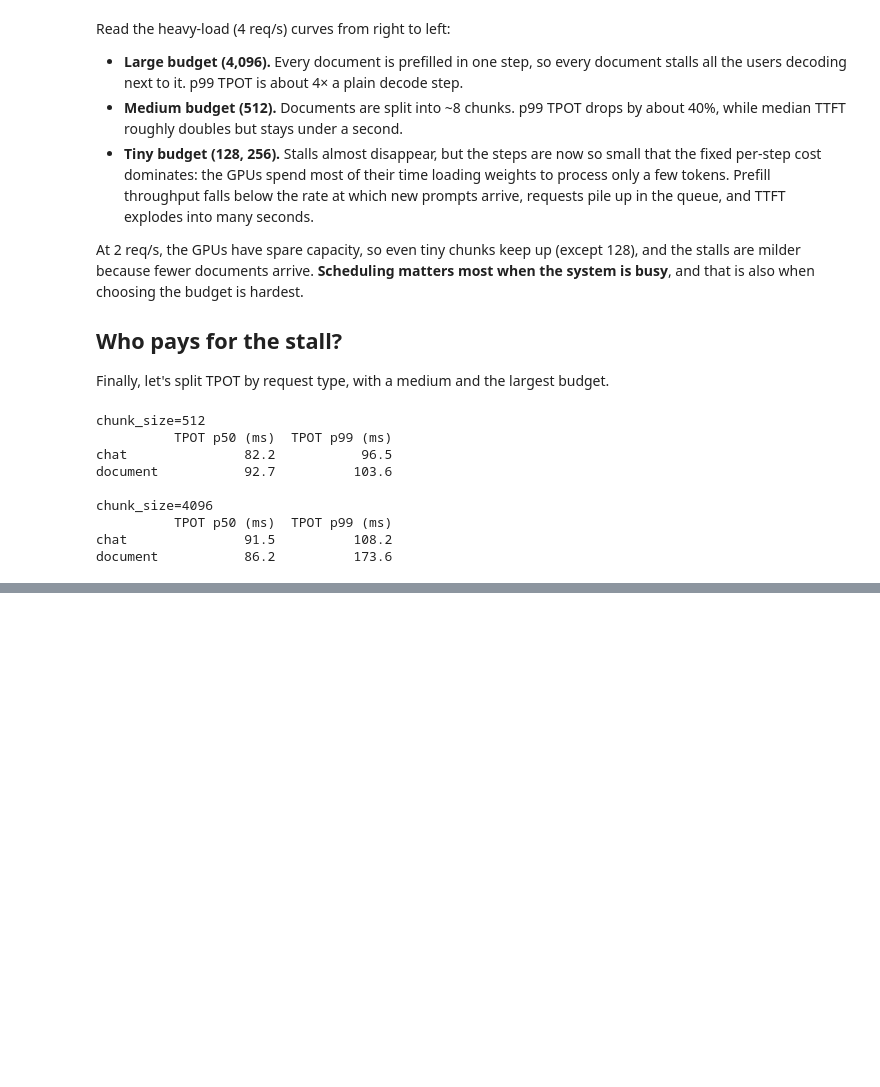
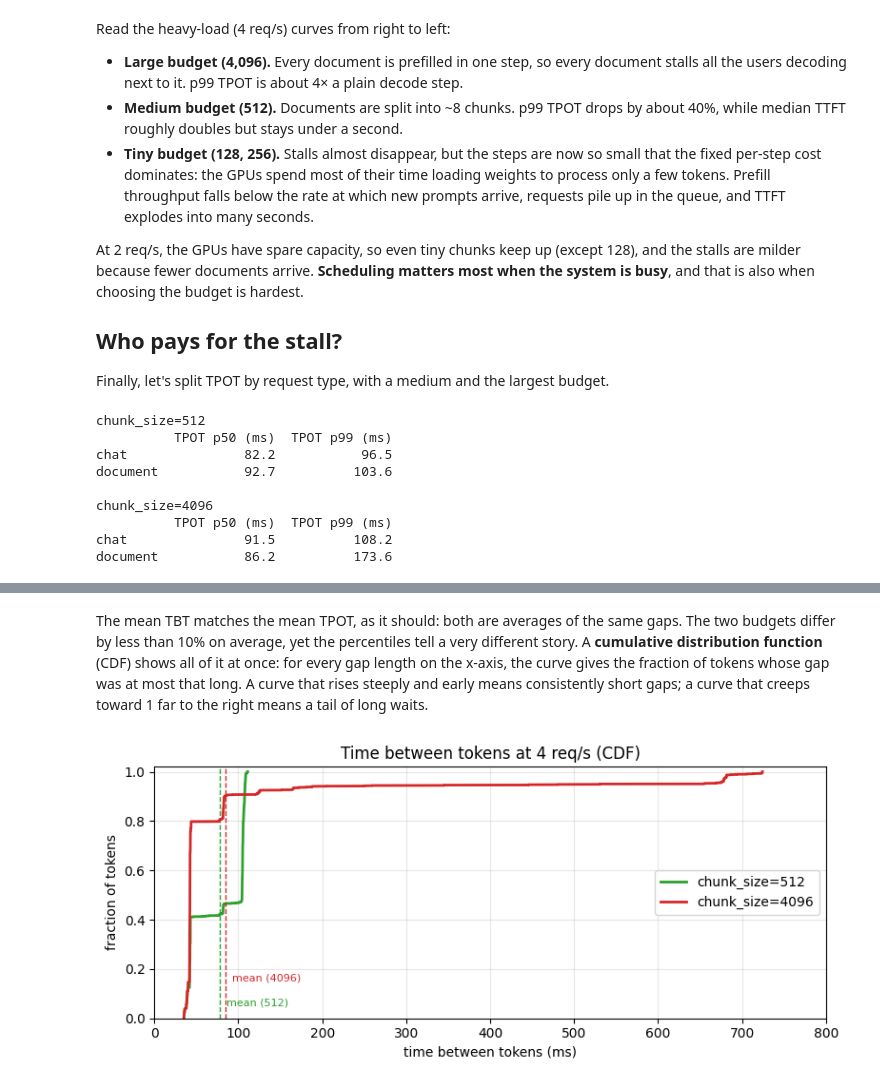
Before and after one commit to kwmaeng91/studying-llm-systems-without-gpus, a Jupyter notebook: docs/lectures/03-chunked-prefill.ipynb, the cells around one changed output, grey strips where cells are left out. Drawn from its saved outputs; the diff is of its cells as text; code cells hidden in the pictures; blank space fills up the shorter version.

```diff
--- a/docs/lectures/03-chunked-prefill.ipynb
+++ b/docs/lectures/03-chunked-prefill.ipynb
@@ -512,8 +512,10 @@ is hardest.
 
 Finally, let's split TPOT by request type, with a medium and the largest budget.
 # %%
+loaded = {}
 for c in (512, 4096):
-    r = lsg.simulate(**SYSTEM, trace=trace, num_requests=n, qps=4, chunk_size=c)
+    r = loaded[c] = lsg.simulate(**SYSTEM, trace=trace, num_requests=n, qps=4, chunk_size=c,
+                                 keep_steps=True)
     kind = np.where(r.requests["request_num_prefill_tokens"] > 1000, "document", "chat")
     print(f"chunk_size={c}")
     print((1e3 * r.tpot.groupby(kind).describe(percentiles=[.5, .99])[["50%", "99%"]])
@@ -579,0 +550,10 @@ Click an answer to check it. Wrong answers can be retried.
+# %%
+tbt = {c: np.repeat(r.steps["batch_execution_time"].values,
+                    r.steps["batch_num_decode_tokens"].values) for c, r in loaded.items()}
+pd.DataFrame({f"chunk_size={c}": {
+    "mean TPOT (ms)": round(1e3 * loaded[c].tpot.mean()),
+    "mean TBT (ms)": round(1e3 * x.mean()),
+    "TBT p50 (ms)": round(1e3 * np.percentile(x, 50)),
+    "TBT p99 (ms)": round(1e3 * np.percentile(x, 99)),
+    "tokens waiting > 300 ms": f"{(x > 0.3).mean():.1%}",
+} for c, x in tbt.items()})
@@ -579,0 +567,22 @@ Click an answer to check it. Wrong answers can be retried.
+# %% [markdown]
+The mean TBT matches the mean TPOT, as it should: both are averages of the same
+gaps. The two budgets differ by less than 10% on average, yet the percentiles
+tell a very different story. A **cumulative distribution function** (CDF) shows
+all of it at once: for every gap length on the x-axis, the curve gives the
+fraction of tokens whose gap was at most that long. A curve that rises steeply and
+early means consistently short gaps; a curve that creeps toward 1 far to the
+right means a tail of long waits.
+# %%
+fig, ax = plt.subplots(figsize=(8, 3.6))
+for c, color in ((512, "C2"), (4096, "C3")):
+    x = np.sort(1e3 * tbt[c])
+    ax.plot(x, np.arange(1, len(x) + 1) / len(x), color=color, lw=2, label=f"chunk_size={c}")
+    ax.axvline(1e3 * tbt[c].mean(), color=color, ls="--", lw=1)
+    ax.text(1e3 * tbt[c].mean() + 8, 0.05 if c == 512 else 0.15, f"mean ({c})",
+            color=color, fontsize=8)
+ax.set(xlabel="time between tokens (ms)", ylabel="fraction of tokens", xlim=(0, 800),
+       ylim=(0, 1.02), title="Time between tokens at 4 req/s (CDF)")
+ax.legend(loc="center right")
+fig.tight_layout()
+# %% [output]
+[figure, added]
```
Also changed, not shown: parts of 3 cells of this notebook, 1 other file.
